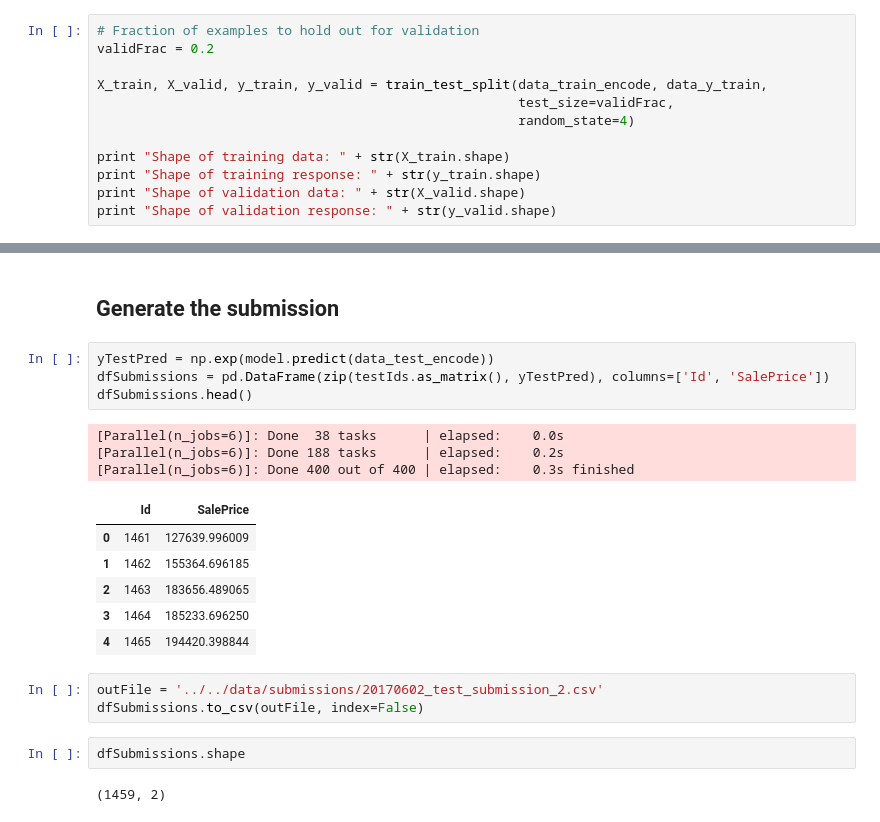
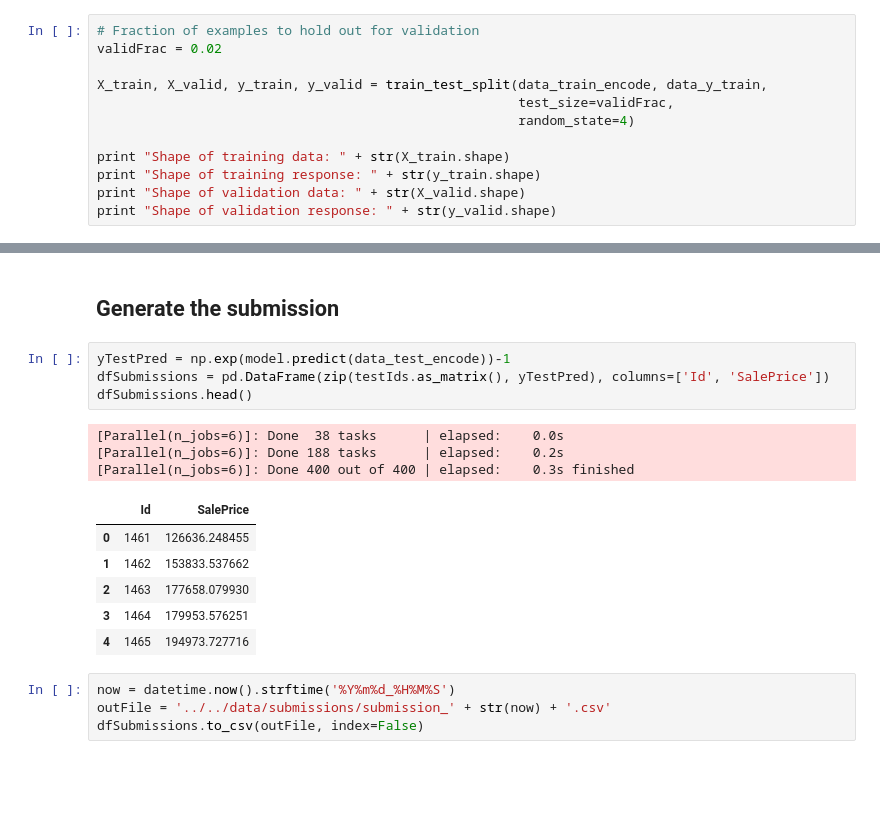
Before and after one commit to DynamitDataScience/kaggle-housing-prices, a Jupyter notebook: source/jupyter/simpleExample.ipynb, the cells around one changed output, grey strips where cells are left out. Drawn from its saved outputs; the diff is of its cells as text; blank space fills up the shorter version.

```diff
--- a/source/jupyter/simpleExample.ipynb
+++ b/source/jupyter/simpleExample.ipynb
@@ -82,7 +101,7 @@ print data_train_encode.shape, data_test_encode.shape, data_y_train.shape
 Now, break the data into training and validation sets.
 # %%
 # Fraction of examples to hold out for validation
-validFrac = 0.2
+validFrac = 0.02
 
 X_train, X_valid, y_train, y_valid = train_test_split(data_train_encode, data_y_train,
                                                       test_size=validFrac,
@@ -160,23 +179,20 @@ Typical absolute error in housing sale price prediction: $25606.1829178
 # %% [markdown]
 ## Generate the submission
 # %%
-yTestPred = np.exp(model.predict(data_test_encode))
+yTestPred = np.exp(model.predict(data_test_encode))-1
 dfSubmissions = pd.DataFrame(zip(testIds.as_matrix(), yTestPred), columns=['Id', 'SalePrice'])
 dfSubmissions.head()
 # %% [output]
 [Parallel(n_jobs=6)]: Done  38 tasks      | elapsed:    0.0s
 [Parallel(n_jobs=6)]: Done 188 tasks      | elapsed:    0.2s
 [Parallel(n_jobs=6)]: Done 400 out of 400 | elapsed:    0.3s finished
 |  | Id | SalePrice |
-| 0 | 1461 | 127639.996009 |
-| 1 | 1462 | 155364.696185 |
-| 2 | 1463 | 183656.489065 |
-| 3 | 1464 | 185233.696250 |
-| 4 | 1465 | 194420.398844 |
+| 0 | 1461 | 126636.248455 |
+| 1 | 1462 | 153833.537662 |
+| 2 | 1463 | 177658.079930 |
+| 3 | 1464 | 179953.576251 |
+| 4 | 1465 | 194973.727716 |
 # %%
-outFile = '../../data/submissions/20170602_test_submission_2.csv'
+now = datetime.now().strftime('%Y%m%d_%H%M%S')
+outFile = '../../data/submissions/submission_' + str(now) + '.csv'
 dfSubmissions.to_csv(outFile, index=False)
-# %%
-dfSubmissions.shape
-# %% [output]
-(1459, 2)
```
Also changed, not shown: parts of 11 cells of this notebook, 4 other files.
